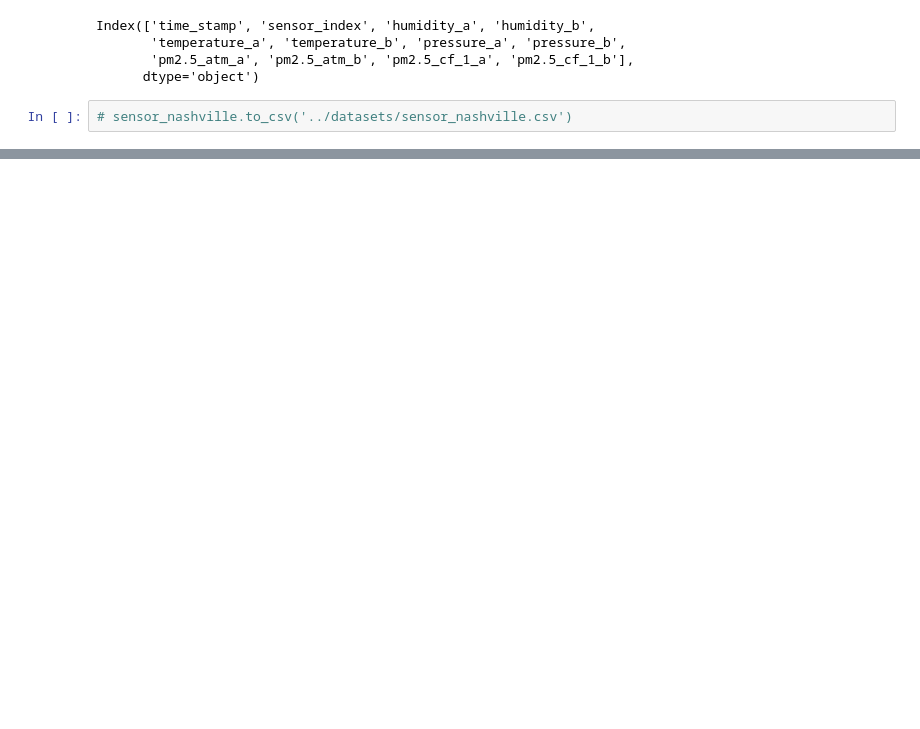
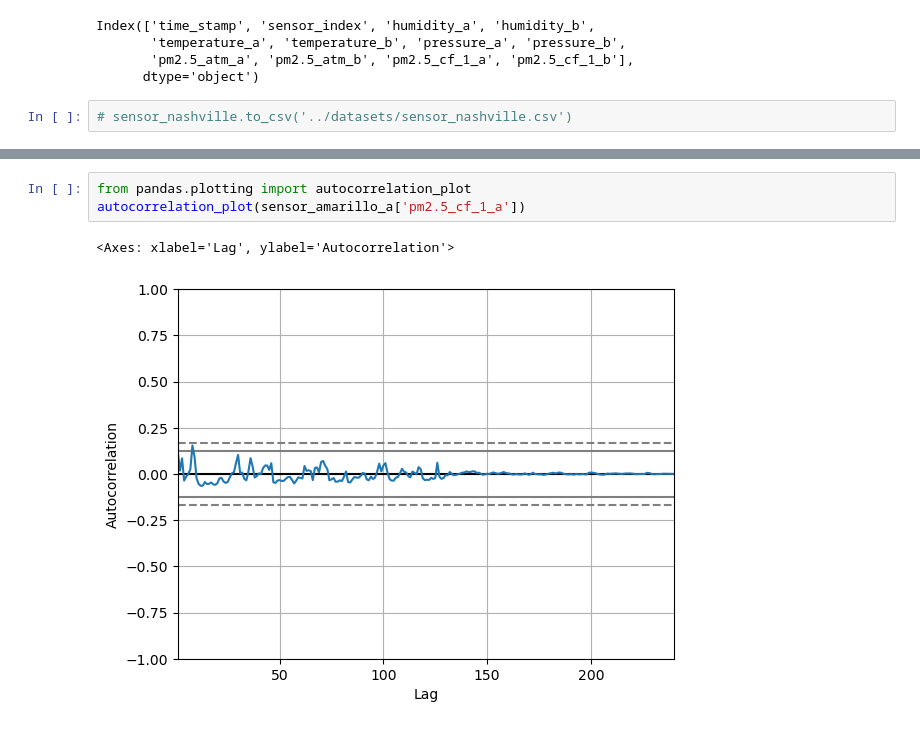
Before and after one commit to siwa-p/Air-quality-monitoring-and-prediction-using-PurpleAir-data, a Jupyter notebook: notebooks/eda_01.ipynb, the cells around one changed output, grey strips where cells are left out. Drawn from its saved outputs; the diff is of its cells as text; blank space fills up the shorter version.

```diff
--- a/notebooks/eda_01.ipynb
+++ b/notebooks/eda_01.ipynb
@@ -94,0 +94,6 @@ plt.show()
+# %%
+from pandas.plotting import autocorrelation_plot
+autocorrelation_plot(sensor_amarillo_a['pm2.5_cf_1_a'])
+# %% [output]
+<Axes: xlabel='Lag', ylabel='Autocorrelation'>
+[figure, added]
```
Also changed, not shown: parts of 14 cells of this notebook, 3 other files.
